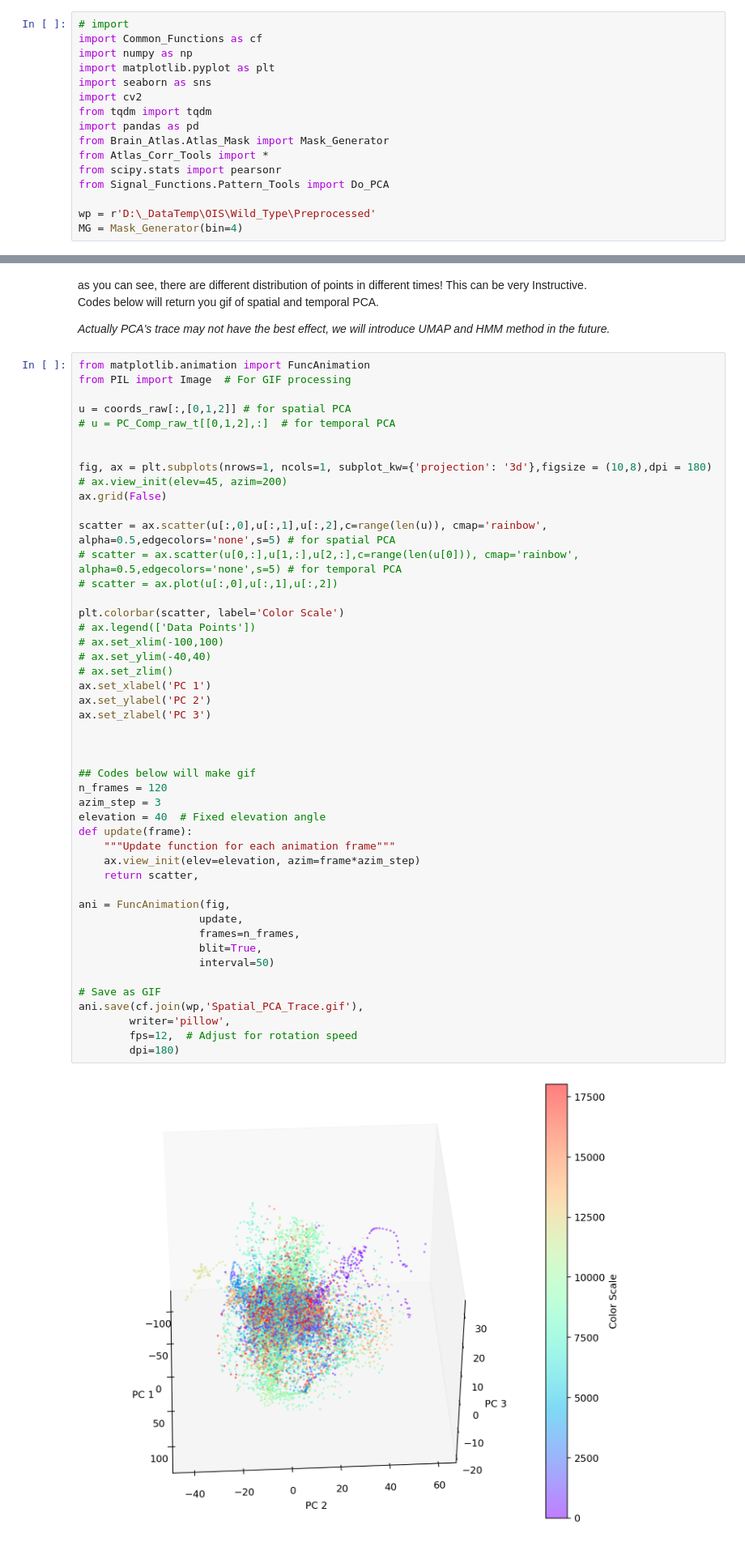
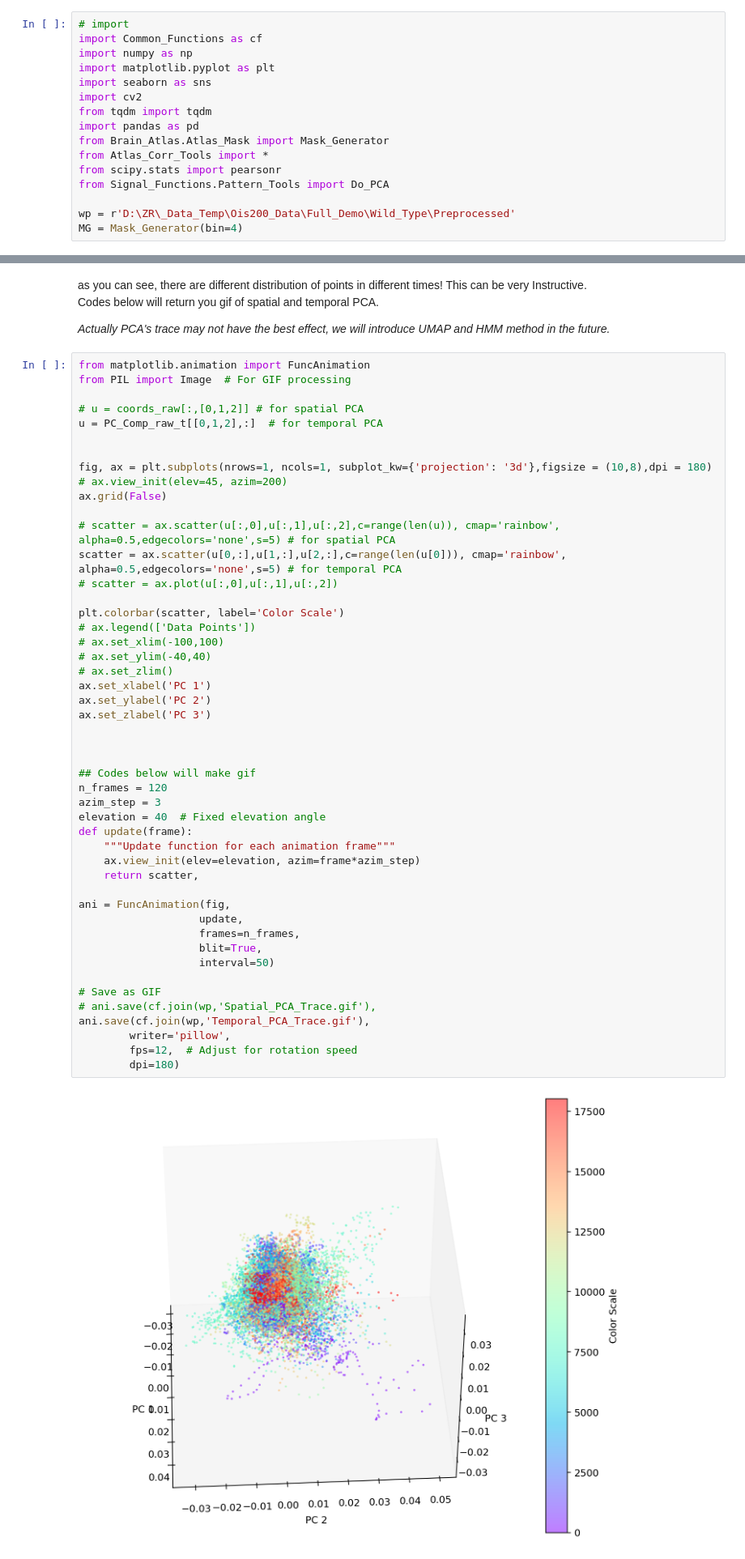
Before and after one commit to adolescent/Lulab_OI_Infrastructure, a Jupyter notebook: Tutorial/FC_Analysis_Demo/Part3_Pattern_Recognition/P3A1_PCA.ipynb, the cells around one changed output, grey strips where cells are left out. Shown at 81% size. Drawn from its saved outputs; the diff is of its cells as text.

```diff
--- a/Tutorial/FC_Analysis_Demo/Part3_Pattern_Recognition/P3A1_PCA.ipynb
+++ b/Tutorial/FC_Analysis_Demo/Part3_Pattern_Recognition/P3A1_PCA.ipynb
@@ -26,7 +26,7 @@ from Atlas_Corr_Tools import *
 from scipy.stats import pearsonr
 from Signal_Functions.Pattern_Tools import Do_PCA
 
-wp = r'D:\_DataTemp\OIS\Wild_Type\Preprocessed'
+wp = r'D:\ZR\_Data_Temp\Ois200_Data\Full_Demo\Wild_Type\Preprocessed'
 MG = Mask_Generator(bin=4)
 # %%
 # load data
@@ -280,48 +278,49 @@ Codes below will return you gif of spatial and temporal PCA.
 from matplotlib.animation import FuncAnimation
 from PIL import Image  # For GIF processing
 
-u = coords_raw[:,[0,1,2]] # for spatial PCA
-# u = PC_Comp_raw_t[[0,1,2],:]  # for temporal PCA
+# u = coords_raw[:,[0,1,2]] # for spatial PCA
+u = PC_Comp_raw_t[[0,1,2],:]  # for temporal PCA
 
 
 fig, ax = plt.subplots(nrows=1, ncols=1, subplot_kw={'projection': '3d'},figsize = (10,8),dpi = 180)
 # ax.view_init(elev=45, azim=200)
 ax.grid(False)
 
-scatter = ax.scatter(u[:,0],u[:,1],u[:,2],c=range(len(u)), cmap='rainbow', alpha=0.5,edgecolors='none',s=5) # for spatial PCA
-# scatter = ax.scatter(u[0,:],u[1,:],u[2,:],c=range(len(u[0])), cmap='rainbow', alpha=0.5,edgecolors='none',s=5) # for temporal PCA
+# scatter = ax.scatter(u[:,0],u[:,1],u[:,2],c=range(len(u)), cmap='rainbow', alpha=0.5,edgecolors='none',s=5) # for spatial PCA
+scatter = ax.scatter(u[0,:],u[1,:],u[2,:],c=range(len(u[0])), cmap='rainbow', alpha=0.5,edgecolors='none',s=5) # for temporal PCA
 # scatter = ax.plot(u[:,0],u[:,1],u[:,2])
 
 plt.colorbar(scatter, label='Color Scale')
 # ax.legend(['Data Points'])
 # ax.set_xlim(-100,100)
 # ax.set_ylim(-40,40)
 # ax.set_zlim()
 ax.set_xlabel('PC 1')
 ax.set_ylabel('PC 2')
 ax.set_zlabel('PC 3')
 
 
 
 ## Codes below will make gif
 n_frames = 120
 azim_step = 3
 elevation = 40  # Fixed elevation angle
 def update(frame):
     """Update function for each animation frame"""
     ax.view_init(elev=elevation, azim=frame*azim_step)
     return scatter,
 
 ani = FuncAnimation(fig,
                    update,
                    frames=n_frames,
                    blit=True,
                    interval=50)
 
 # Save as GIF
-ani.save(cf.join(wp,'Spatial_PCA_Trace.gif'),
+# ani.save(cf.join(wp,'Spatial_PCA_Trace.gif'),
+ani.save(cf.join(wp,'Temporal_PCA_Trace.gif'),
         writer='pillow',
         fps=12,  # Adjust for rotation speed
         dpi=180)
 # %% [output]
-[figure, old version]
+[figure, new version]
```
Also changed, not shown: parts of 13 cells of this notebook, 2 other files.
